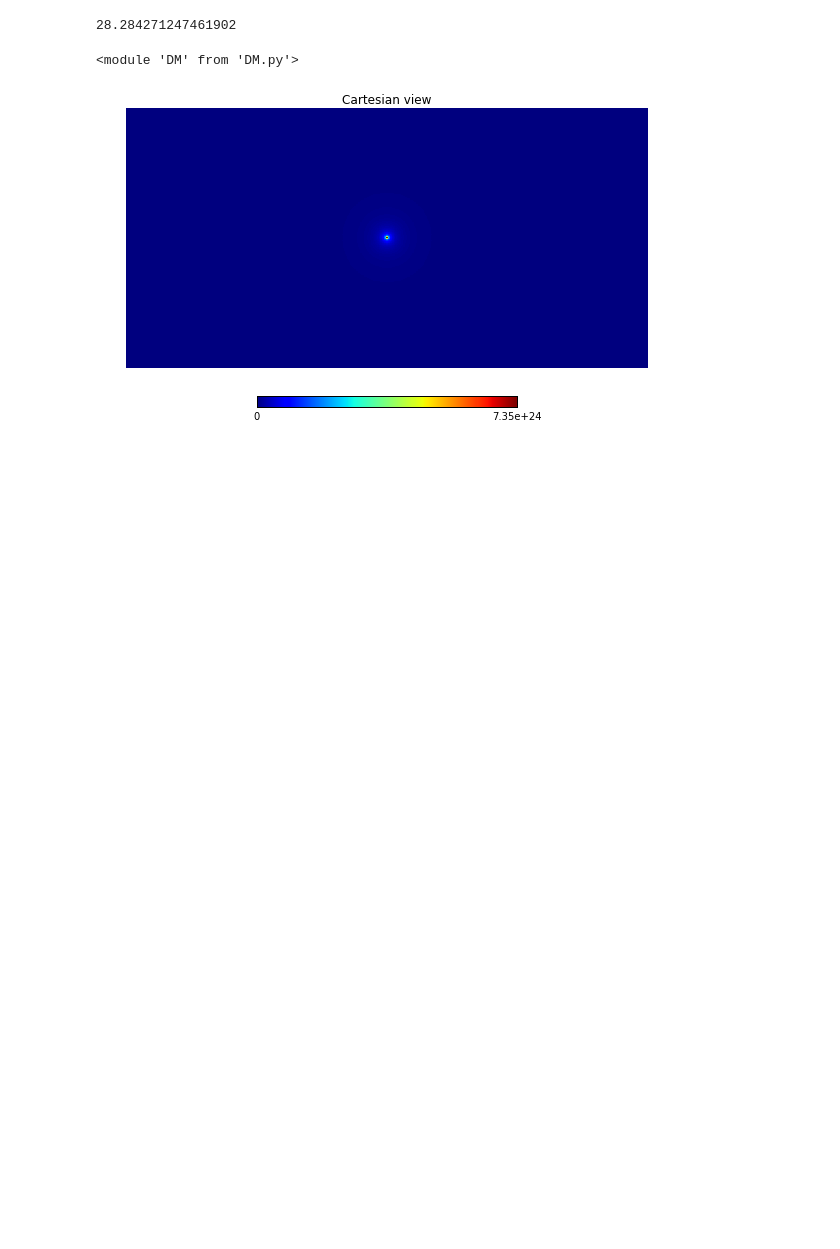
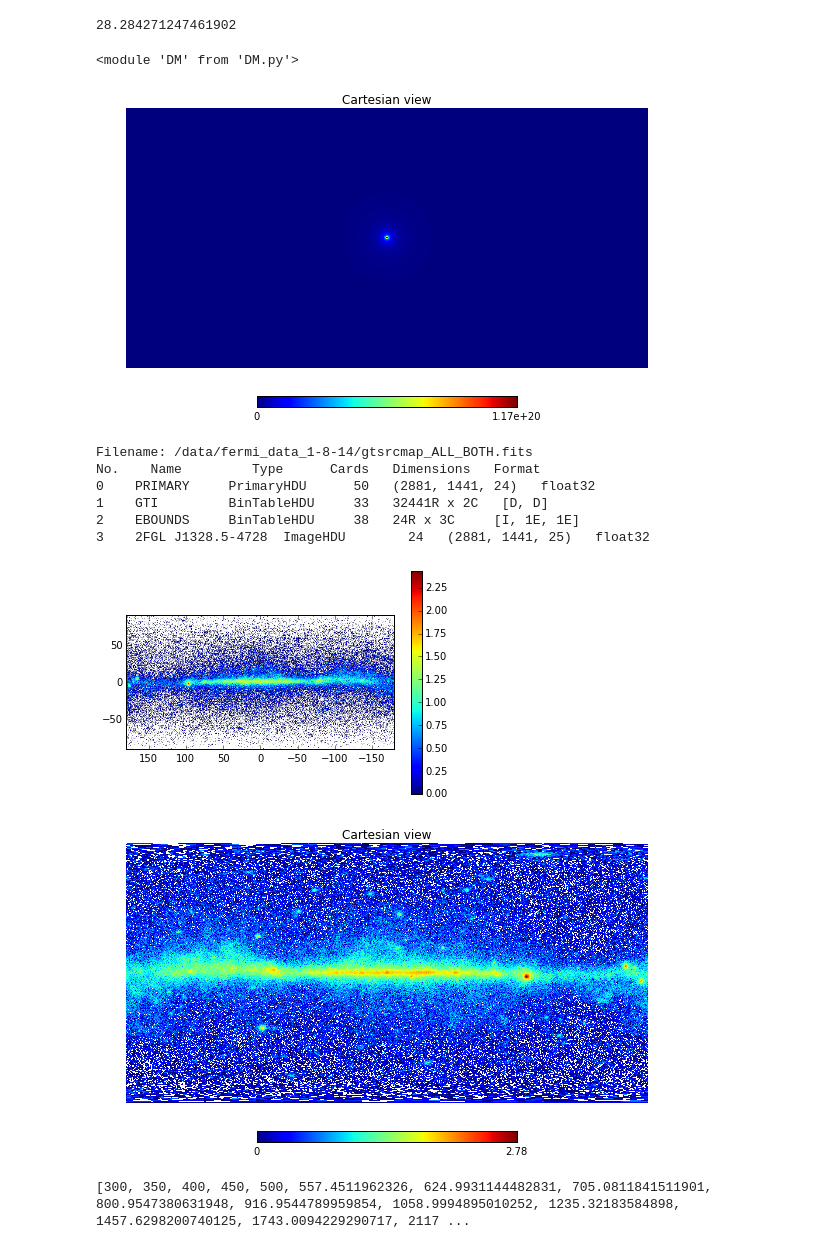
Before and after one commit to erccarls/GammaLike_dev, a Jupyter notebook: Junk.ipynb, the cells around one changed output. Cells and saved outputs as stored; diff of their text form; code cells hidden in the pictures; blank space fills up the shorter version.

Commit message:
Added GenSource. Needs Cleanup. Need to add methods in analysis to call DM, galprop, cartesian map input, GenPointSource.

```diff
--- a/Junk.ipynb
+++ b/Junk.ipynb
@@ -238,7 +238,37 @@ np.sqrt((20**2+20**2))
 import DM
 import healpy
 reload(DM)
-healpy.cartview(DM.GenNFW(decay=False, axesratio=1,offset=(0,0),),)
+healpy.cartview(DM.GenNFW(decay=False, axesratio=1,offset=(0,0),mult_solid_ang=True))
 #healpy.cartview(DM.GenNFW(),latra=(-30,30),lonra=(-30,30))
+
+import Template, Analysis
+import GammaLikelihood as like
+reload(Analysis)
+A = Analysis.Analysis()
+A.BinPhotons()
 # %% [output]
 [figure]
+# %%
+import pyfits
+hdu = pyfits.open('/data/fermi_data_1-8-14/gtsrcmap_ALL_BOTH.fits')
+hdu.info()
+
+plt.imshow(np.log10(hdu[0].data[0]),origin='lower',extent=[-180,180,-90,90])
+plt.xlim(180,-180)
+plt.colorbar()
+plt.show()
+
+healpy.cartview(np.log10(A.binned_data[0]),)
+# %% [output]
+Filename: /data/fermi_data_1-8-14/gtsrcmap_ALL_BOTH.fits
+No.    Name         Type      Cards   Dimensions   Format
+0    PRIMARY     PrimaryHDU      50   (2881, 1441, 24)   float32
+1    GTI         BinTableHDU     33   32441R x 2C   [D, D]
+2    EBOUNDS     BinTableHDU     38   24R x 3C     [I, 1E, 1E]
+3    2FGL J1328.5-4728  ImageHDU        24   (2881, 1441, 25)   float32
+[figure, added]
+[figure, added]
+# %%
+print A.bin_edges
+# %% [output]
+[300, 350, 400, 450, 500, 557.4511962326, 624.9931144482831, 705.0811841511901, 800.9547380631948, 916.9544789959854, 1058.9994895010252, 1235.32183584898, 1457.6298200740125, 1743.0094229290717, 2117 ...
```
Also changed, not shown: 7 other files.
